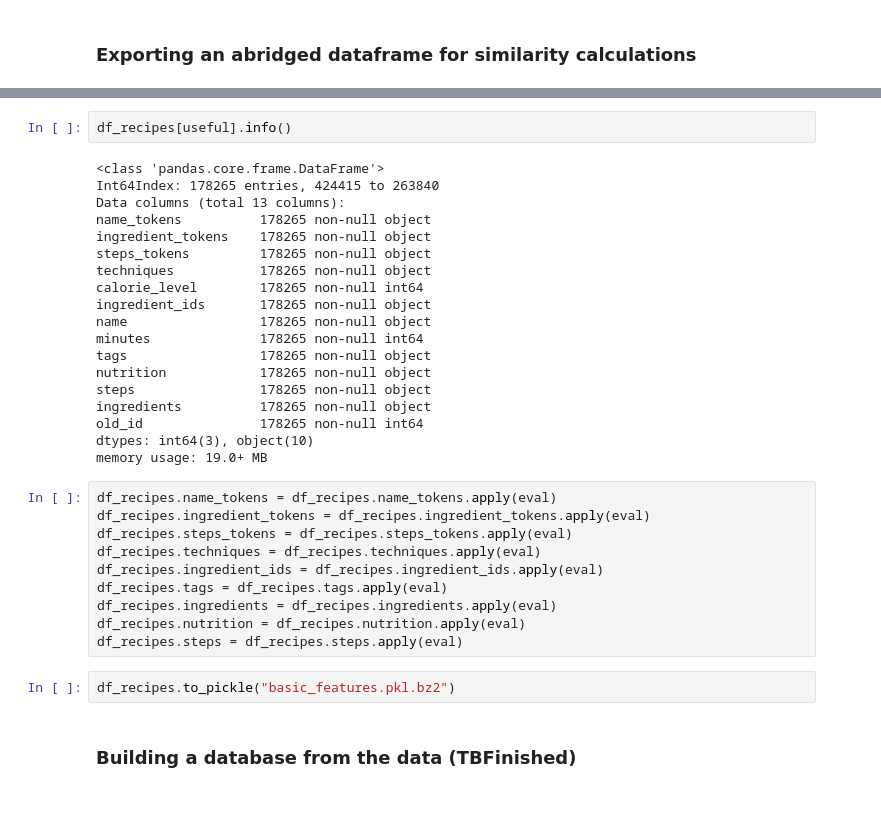
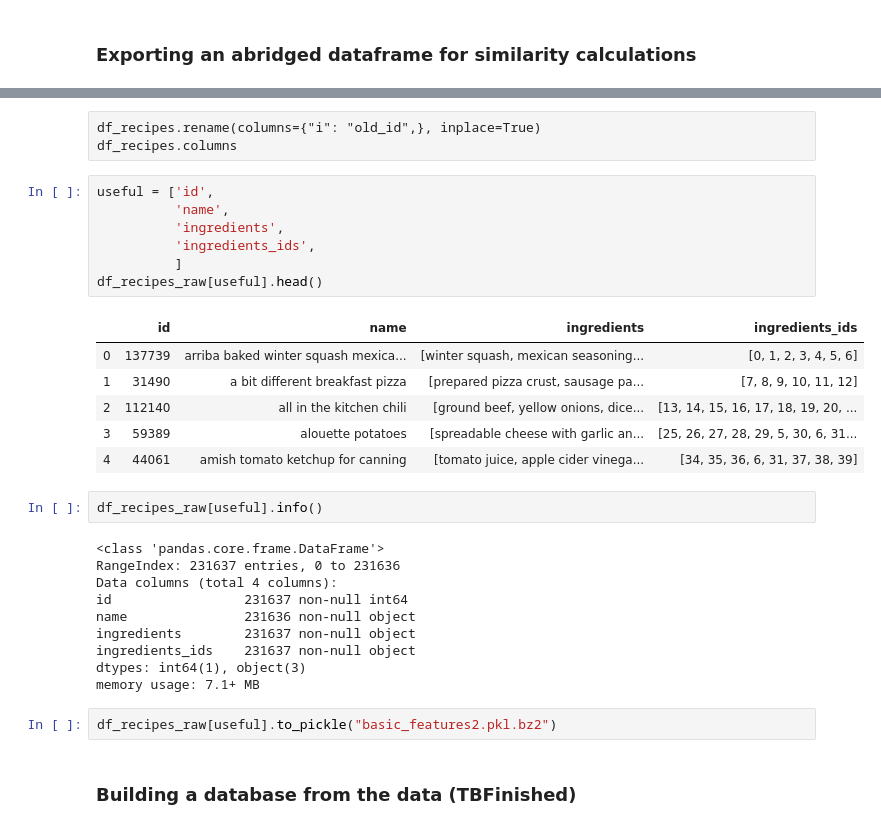
Before and after one commit to acdh-oeaw/theport2019_pier47_feedforward, a Jupyter notebook: preparing_recipe_database.ipynb, the cells around one changed output, grey strips where cells are left out. Drawn from its saved outputs; the diff is of its cells as text; blank space fills up the shorter version.

```diff
--- a/preparing_recipe_database.ipynb
+++ b/preparing_recipe_database.ipynb
@@ -182,36 +171,34 @@ df_recipes[useful].head()
+# %% [raw]
+df_recipes.rename(columns={"i": "old_id",}, inplace=True)
+df_recipes.columns
+# %%
+useful = ['id',
+          'name',
+          'ingredients',
+          'ingredients_ids',
+          ]
+df_recipes_raw[useful].head()
+# %% [output]
+|  | id | name | ingredients | ingredients_ids |
+| 0 | 137739 | arriba baked winter squash mexica... | [winter squash, mexican seasoning... | [0, 1, 2, 3, 4, 5, 6] |
+| 1 | 31490 | a bit different breakfast pizza | [prepared pizza crust, sausage pa... | [7, 8, 9, 10, 11, 12] |
+| 2 | 112140 | all in the kitchen chili | [ground beef, yellow onions, dice... | [13, 14, 15, 16, 17, 18, 19, 20, ... |
+| 3 | 59389 | alouette potatoes | [spreadable cheese with garlic an... | [25, 26, 27, 28, 29, 5, 30, 6, 31... |
+| 4 | 44061 | amish tomato ketchup for canning | [tomato juice, apple cider vinega... | [34, 35, 36, 6, 31, 37, 38, 39] |
 # %%
-df_recipes[useful].info()
+df_recipes_raw[useful].info()
 # %% [output]
 <class 'pandas.core.frame.DataFrame'>
-Int64Index: 178265 entries, 424415 to 263840
-Data columns (total 13 columns):
-name_tokens          178265 non-null object
-ingredient_tokens    178265 non-null object
-steps_tokens         178265 non-null object
-techniques           178265 non-null object
-calorie_level        178265 non-null int64
-ingredient_ids       178265 non-null object
-name                 178265 non-null object
-minutes              178265 non-null int64
-tags                 178265 non-null object
-nutrition            178265 non-null object
-steps                178265 non-null object
-ingredients          178265 non-null object
-old_id               178265 non-null int64
-dtypes: int64(3), object(10)
-memory usage: 19.0+ MB
+RangeIndex: 231637 entries, 0 to 231636
+Data columns (total 4 columns):
+id                 231637 non-null int64
+name               231636 non-null object
+ingredients        231637 non-null object
+ingredients_ids    231637 non-null object
+dtypes: int64(1), object(3)
+memory usage: 7.1+ MB
-# %%
-df_recipes.name_tokens = df_recipes.name_tokens.apply(eval)
-df_recipes.ingredient_tokens = df_recipes.ingredient_tokens.apply(eval)
-df_recipes.steps_tokens = df_recipes.steps_tokens.apply(eval)
-df_recipes.techniques = df_recipes.techniques.apply(eval)
-df_recipes.ingredient_ids = df_recipes.ingredient_ids.apply(eval)
-df_recipes.tags = df_recipes.tags.apply(eval)
-df_recipes.ingredients = df_recipes.ingredients.apply(eval)
-df_recipes.nutrition = df_recipes.nutrition.apply(eval)
-df_recipes.steps = df_recipes.steps.apply(eval)
 # %%
-df_recipes.to_pickle("basic_features.pkl.bz2")
+df_recipes_raw[useful].to_pickle("basic_features2.pkl.bz2")
 # %% [markdown]
 ### Building a database from the data (TBFinished)
 # %%
```
Also changed, not shown: parts of 11 cells of this notebook, 2 other files.
